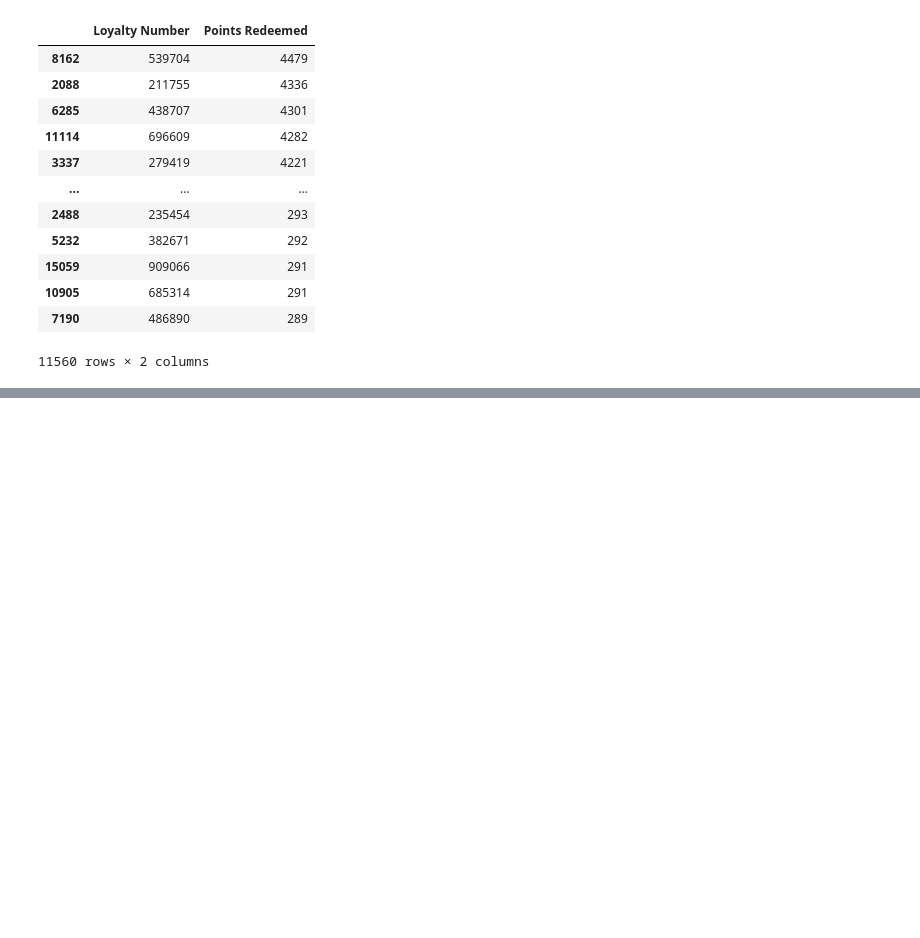
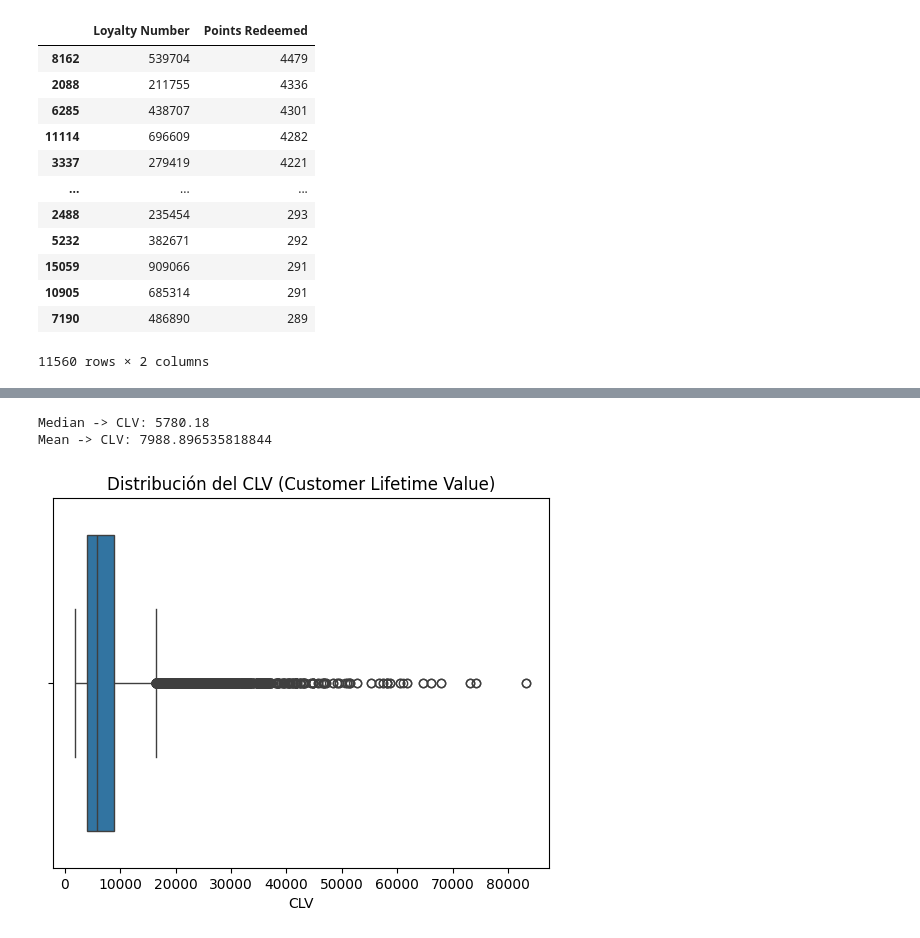
Before and after one commit to omniaunusest/bda-modulo-3-evaluacion-final-fork, a Jupyter notebook: EDA.ipynb, the cells around one changed output, grey strips where cells are left out. Cells and saved outputs as stored; diff of their text form; code cells hidden in the pictures; blank space fills up the shorter version.

```diff
--- a/EDA.ipynb
+++ b/EDA.ipynb
@@ -291,0 +299,12 @@ plt.show()
+# %%
+median_a(dfloyalty, 'CLV', 0.0)
+# %% [output]
+Median -> CLV: 5780.18
+Mean -> CLV: 7988.896535818844
+# %%
+
+sns.boxplot(x=dfloyalty['CLV'])
+plt.title('Distribución del CLV (Customer Lifetime Value)')
+plt.show()
+# %% [output]
+[figure, added]
```
Also changed, not shown: parts of 11 cells of this notebook, 7 other files.
